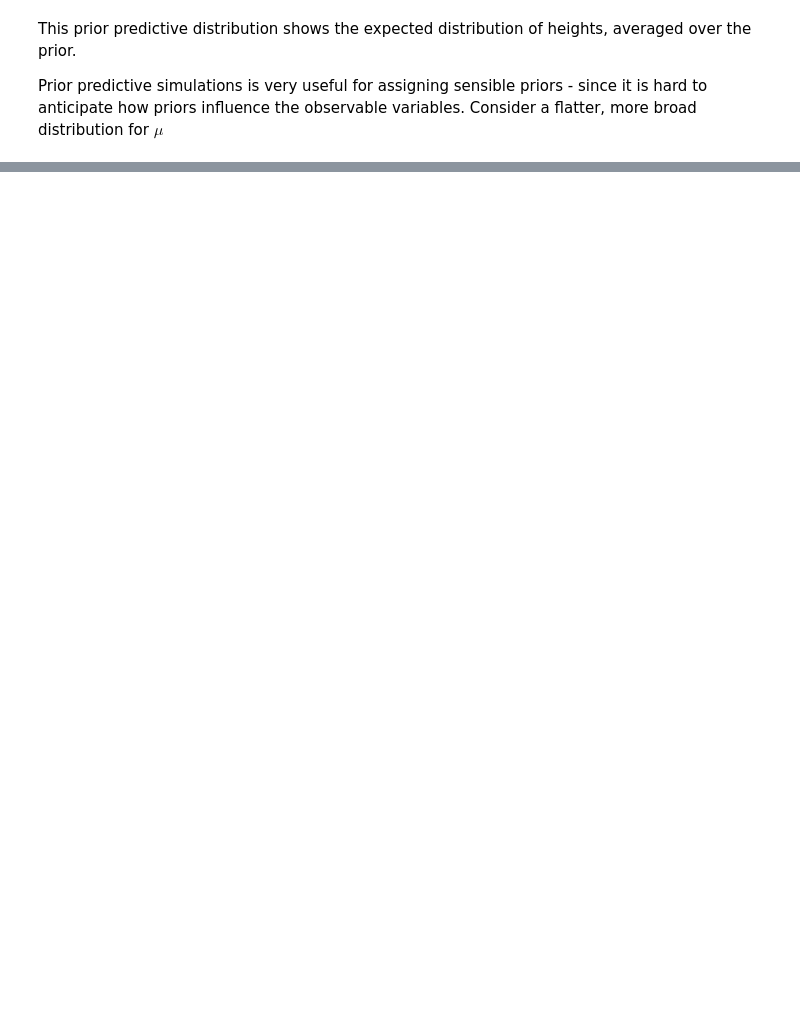
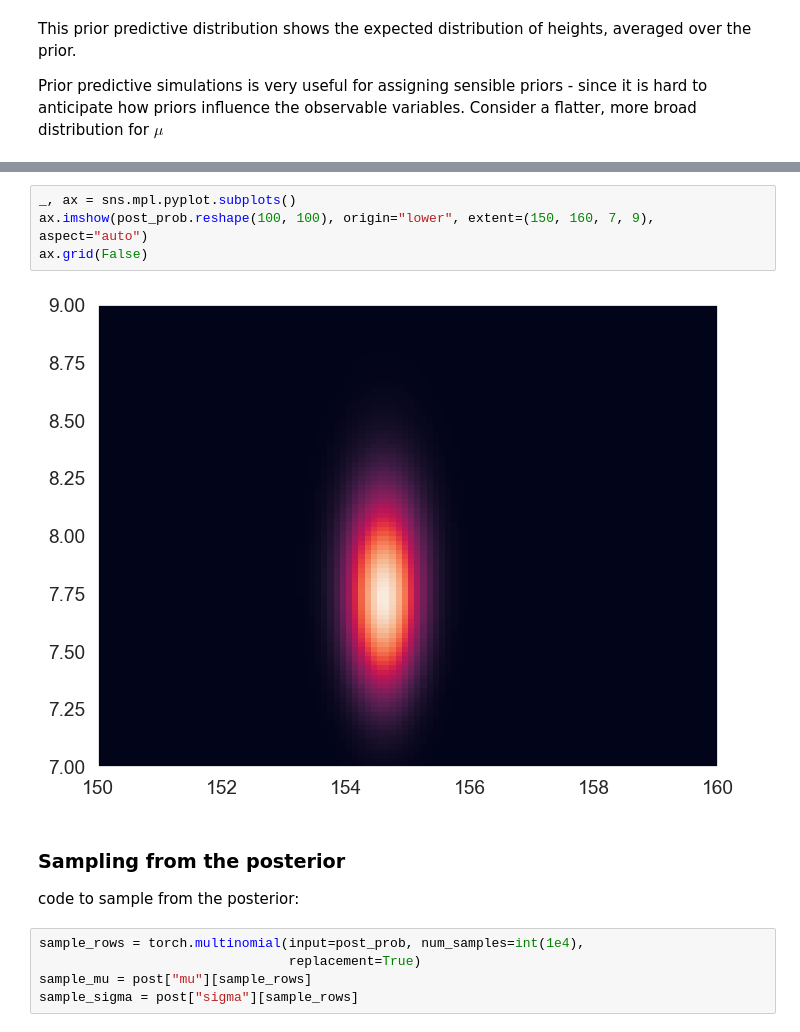
Before and after one commit to trevorjwilli/SRBayesianPyro, a Jupyter notebook: notebooks/chapter_4_notes.ipynb, the cells around one changed output, grey strips where cells are left out. Saved outputs shown, nothing was run; the diff lists cells and outputs as text; blank space fills up the shorter version.

```diff
--- a/notebooks/chapter_4_notes.ipynb
+++ b/notebooks/chapter_4_notes.ipynb
@@ -257,0 +297,15 @@ Using information is not cheating - just make sure that your prior is not based
+# %%
+_, ax = sns.mpl.pyplot.subplots()
+ax.imshow(post_prob.reshape(100, 100), origin="lower", extent=(150, 160, 7, 9), aspect="auto")
+ax.grid(False)
+# %% [output]
+[figure, added]
+# %% [markdown]
+### Sampling from the posterior
+
+code to sample from the posterior:
+# %%
+sample_rows = torch.multinomial(input=post_prob, num_samples=int(1e4),
+                                replacement=True)
+sample_mu = post["mu"][sample_rows]
+sample_sigma = post["sigma"][sample_rows]
```
Also changed, not shown: parts of 13 cells of this notebook.
